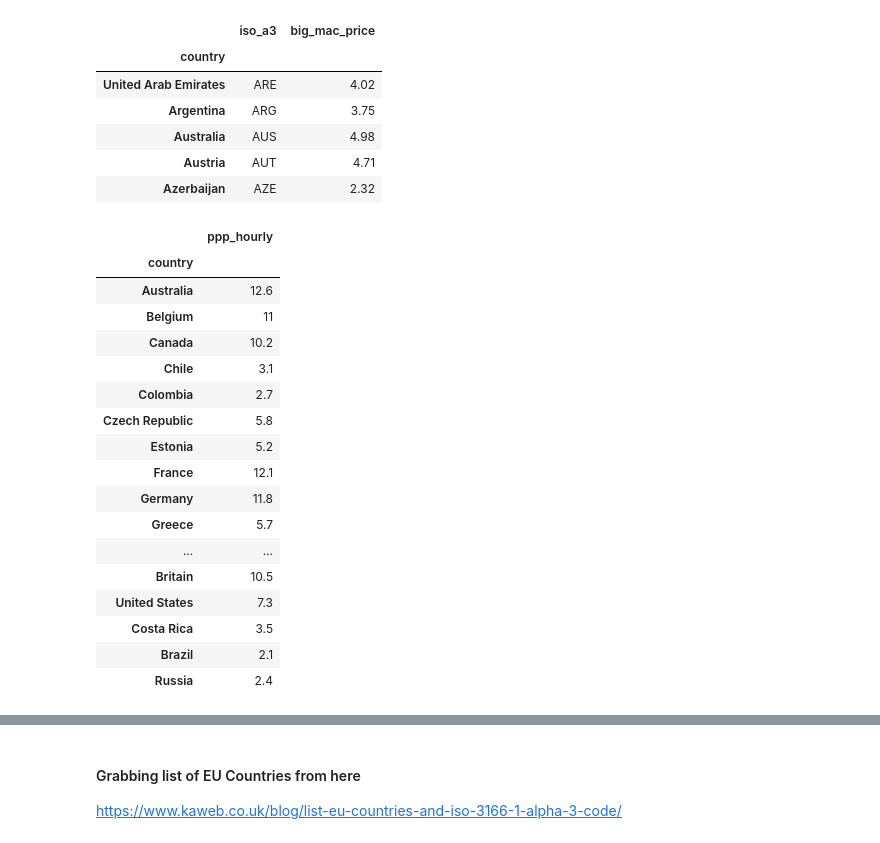
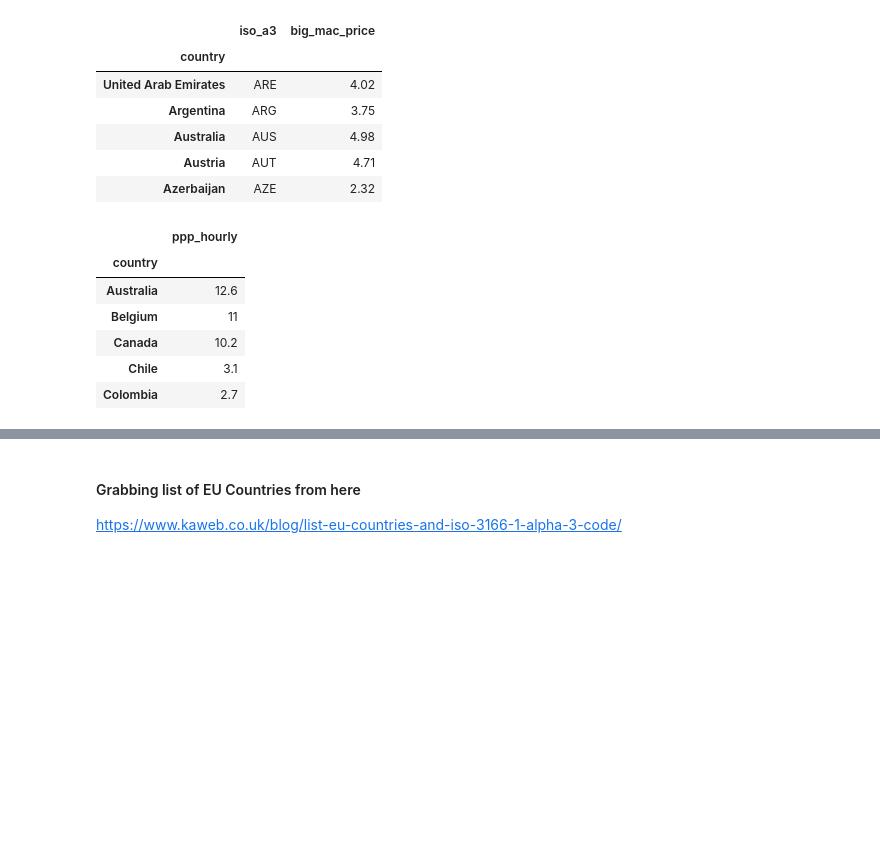
Before and after one commit to petermckeeverPerform/misc, a Jupyter notebook: big-mac/notebooks/big-mac-lr.ipynb, the cells around one changed output, grey strips where cells are left out. Saved outputs shown, nothing was run; the diff lists cells and outputs as text; code cells hidden in the pictures; blank space fills up the shorter version.

```diff
--- a/big-mac/notebooks/big-mac-lr.ipynb
+++ b/big-mac/notebooks/big-mac-lr.ipynb
@@ -69,30 +50,19 @@ big_mac_data.head()
 # %%
 cols = [0,9]
 
 min_wage_data = min_wage_data.iloc[:,cols]
 
 cols = [x.lower().replace(" ","_") for x in min_wage_data.iloc[0].tolist()]
 min_wage_data.columns = cols
 min_wage_data = min_wage_data[1:].set_index("country")
-min_wage_data
+min_wage_data.head()
 # %% [output]
 |  | ppp_hourly |
 | country |  |
 | Australia | 12.6 |
 | Belgium | 11 |
 | Canada | 10.2 |
 | Chile | 3.1 |
 | Colombia | 2.7 |
-| Czech Republic | 5.8 |
-| Estonia | 5.2 |
-| France | 12.1 |
-| Germany | 11.8 |
-| Greece | 5.7 |
-| ... | ... |
-| Britain | 10.5 |
-| United States | 7.3 |
-| Costa Rica | 3.5 |
-| Brazil | 2.1 |
-| Russia | 2.4 |
 # %%
 df = min_wage_data.join(big_mac_data)
```
Also changed, not shown: parts of 5 cells of this notebook.
